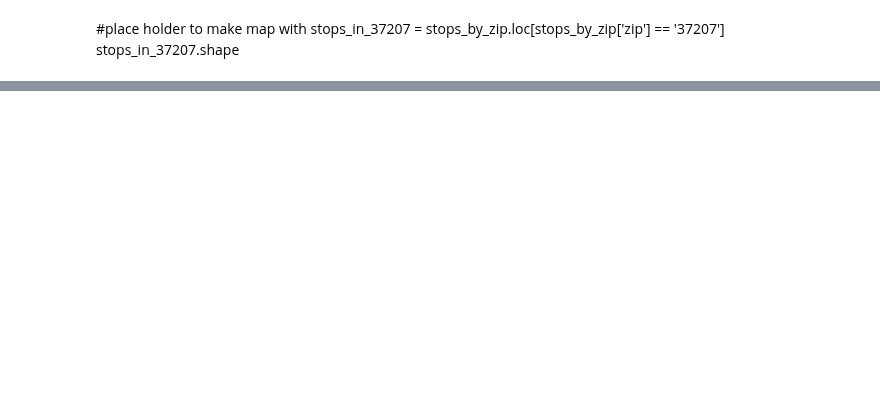
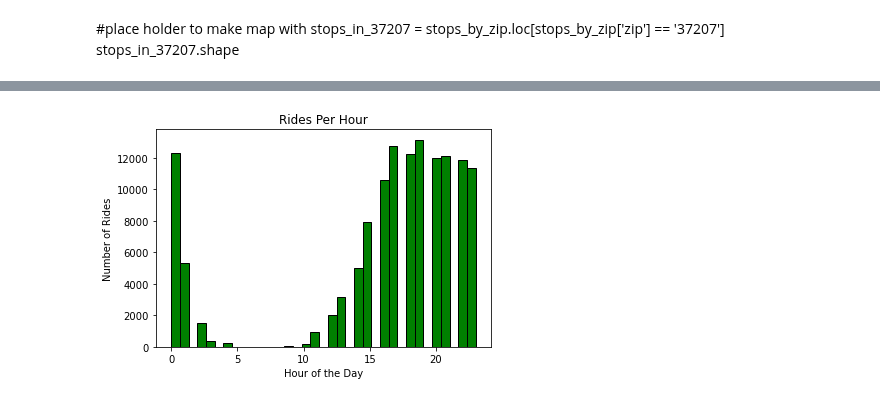
Before and after one commit to Quezadajl/nashville-scooters-project, a Jupyter notebook: notebooks/july_scooter.ipynb, the cells around one changed output, grey strips where cells are left out. Drawn from its saved outputs; the diff is of its cells as text; code cells hidden in the pictures; blank space fills up the shorter version.

```diff
--- a/notebooks/july_scooter.ipynb
+++ b/notebooks/july_scooter.ipynb
@@ -334,0 +329,2 @@ plt.show()
+# %%
+july_trip['pubTimeStamp'] =  pd.to_datetime(july_trip['pubTimeStamp'])
@@ -334,0 +333,2 @@ plt.show()
+# %%
+july_trip['weekday'] = july_trip['pubTimeStamp'].dt.day_name()
@@ -334,0 +346,9 @@ plt.show()
+# %%
+#Create a histogram for the rides per day
+plt.hist(july_trip.hour, bins = 35, color = 'green', edgecolor = 'black')
+plt.xlabel('Hour of the Day')
+plt.ylabel('Number of Rides')
+plt.title('Rides Per Hour')
+plt.show()
+# %% [output]
+[figure, added]
```
Also changed, not shown: parts of 55 cells of this notebook.
